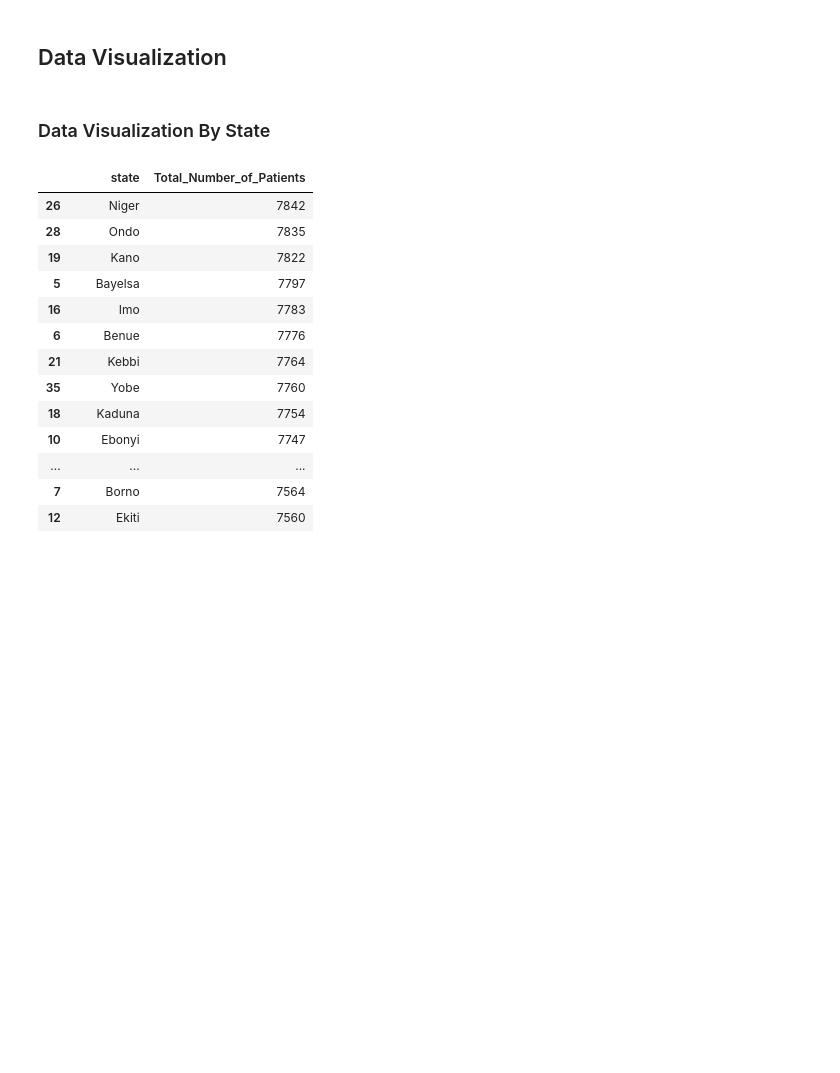
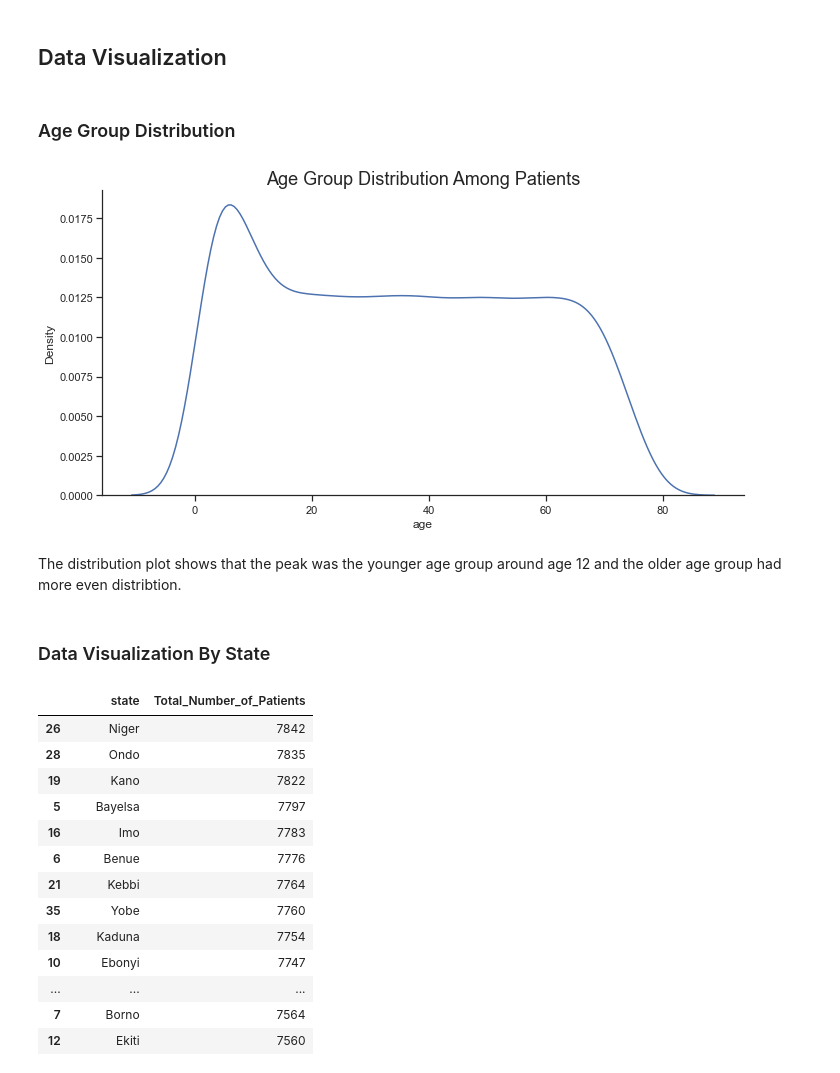
Before and after one commit to olusola-belle/infectious_disease_in_nigeria, a Jupyter notebook: Infectious Disease In Nigeria Project.ipynb, the cells around one changed output. Drawn from its saved outputs; the diff is of its cells as text; code cells hidden in the pictures; blank space fills up the shorter version.

Commit message:
feat: updated data visualization and docs

```diff
--- a/Infectious Disease In Nigeria Project.ipynb
+++ b/Infectious Disease In Nigeria Project.ipynb
@@ -178,8 +178,18 @@ malaria                        -0.111496  1.000000
 The correlation matrix shows that rural and urban settlements are perfectly negatively correlated, meaning an area classified as rural cannot be urban and vice versa. The relationships between settlements and the various diseases are extremely weak, suggesting that settlement type has almost no direct association with disease occurrence. Among the diseases, there is a consistent, moderate negative correlation (around -0.11) across most pairs, indicating that as cases of one disease increase slightly, others tend to decrease marginally. Overall, the data suggest minimal interdependence between settlement types and disease prevalence, with only weak associations among the diseases themselves.
 # %% [markdown]
 ## Data Visualization
-# %% [markdown]
-### Data Visualization By State
+# %% [markdown]
+### Age Group Distribution
+# %%
+sns.displot(infectious_data, x='age', kind="kde", bw_adjust=2, aspect= 2)
+plt.title('Age Group Distribution Among Patients', fontsize= 18)
+plt.show()
+# %% [output]
+[figure, added]
+# %% [markdown]
+The distribution plot shows that the peak was the younger age group around age 12 and the older age group had more even distribtion.
+# %% [markdown]
+### Data Visualization By State
 # %%
 import seaborn as sns
 
```
Also changed, not shown: parts of 26 cells of this notebook.
